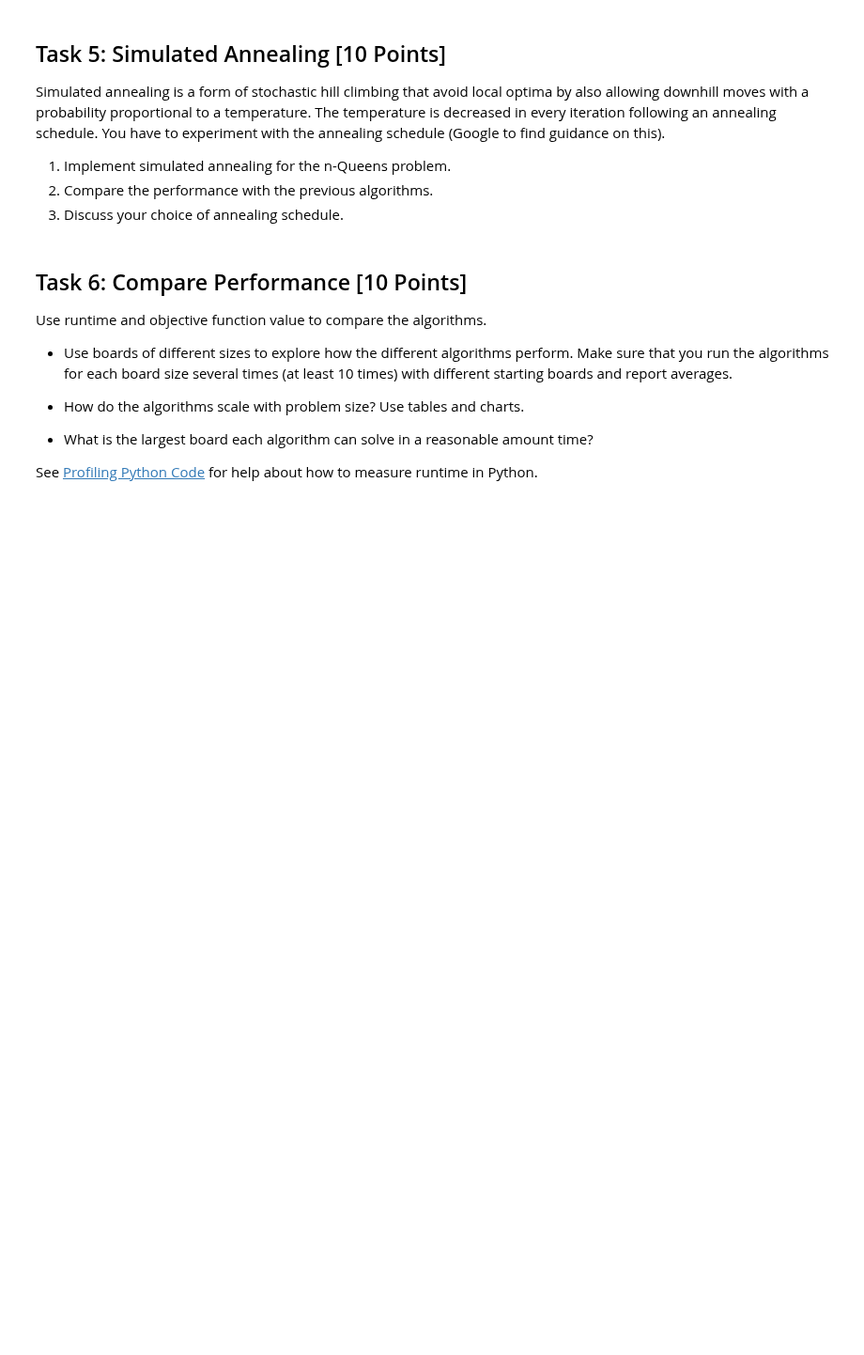
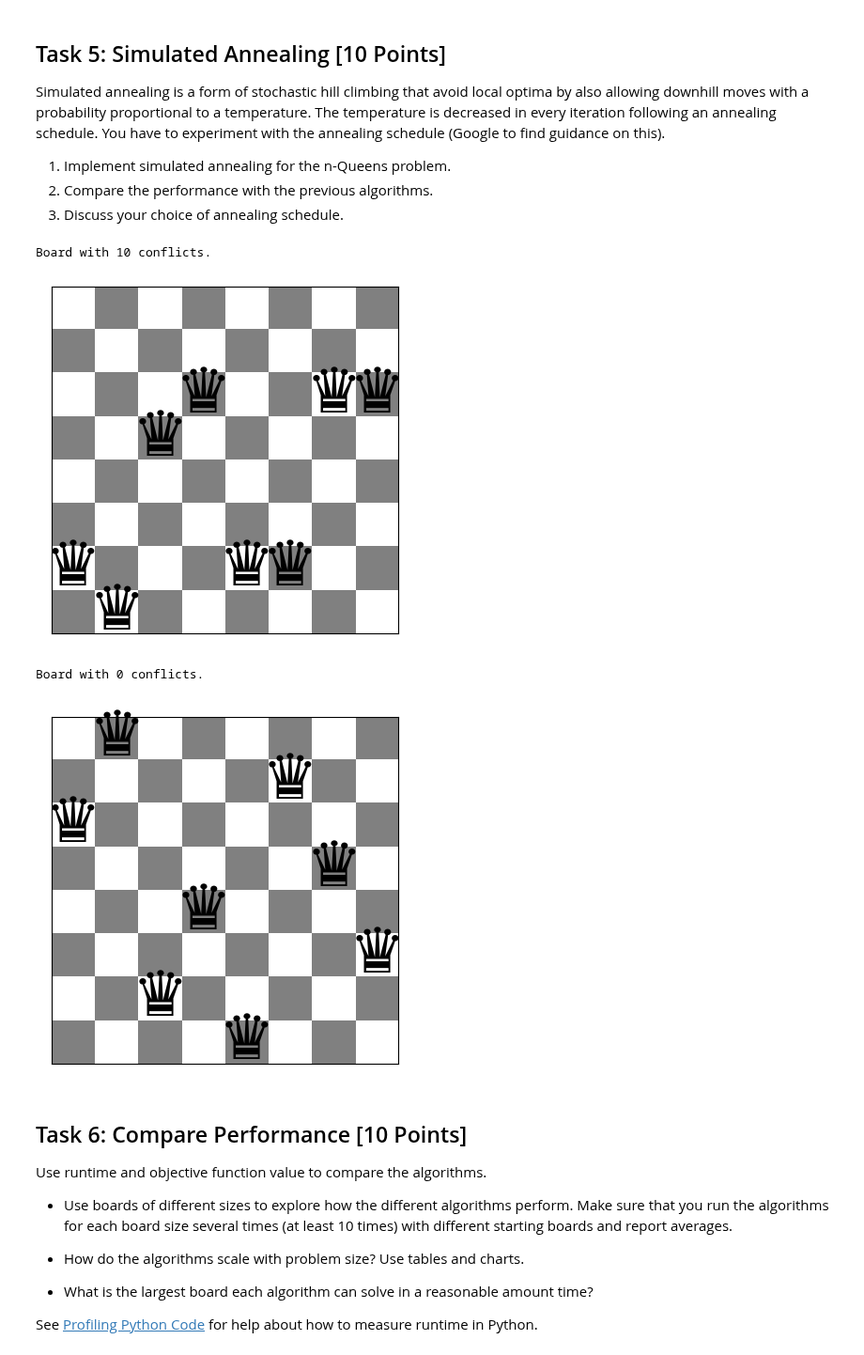
Before and after one commit to Mikecamdo/ArtificialIntelligence, a Jupyter notebook: Assignment 4/n_queens.ipynb, the cells around one changed output. Shown at 94% size. Cells and saved outputs as stored; diff of their text form; code cells hidden in the pictures; blank space fills up the shorter version.

Commit message:
Added Simulated Annealing
Implemented simulated annealing that uses an exponentially decaying temperature

```diff
--- a/Assignment 4/n_queens.ipynb
+++ b/Assignment 4/n_queens.ipynb
@@ -347,3 +389,17 @@ Simulated annealing is a form of stochastic hill climbing that avoid local optim
+# %%
+board = random_board(8)
+show_board(board)
+
+cooling_schedule = ExponentialDecayCooling()
+
+board = simulated_annealing(board, cooling_schedule.schedule)
+
+show_board(board)
+# %% [output]
+Board with 10 conflicts.
+[figure, added]
+Board with 0 conflicts.
+[figure, added]
 # %% [markdown]
 ## Task 6: Compare Performance [10 Points]
 
```
Also changed, not shown: parts of 4 cells of this notebook.
